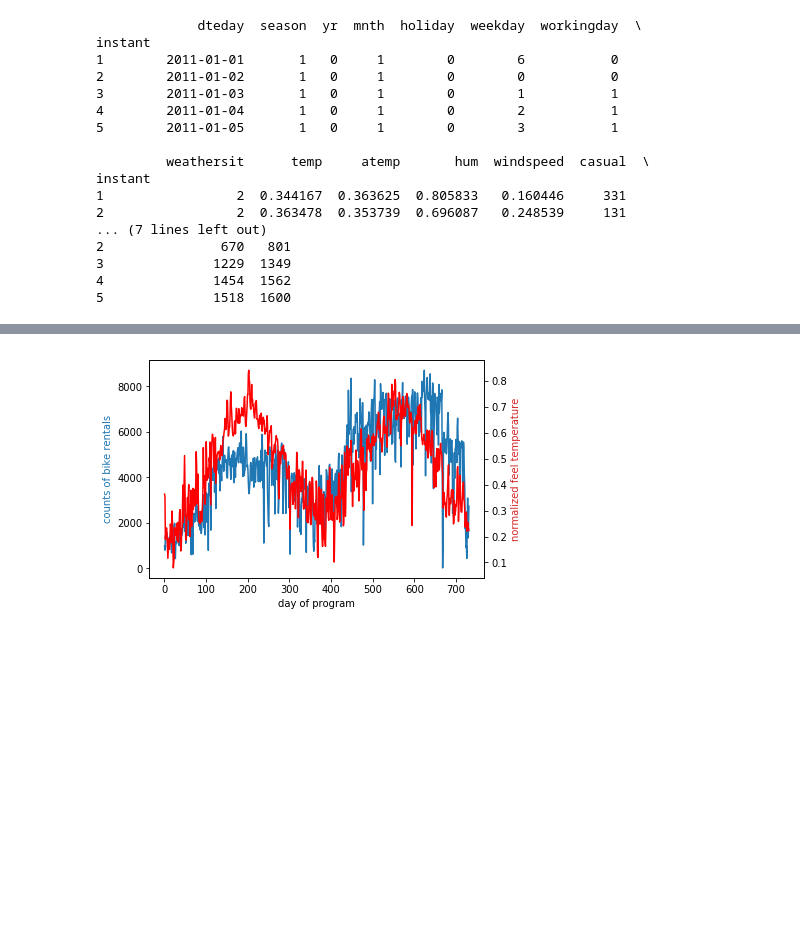
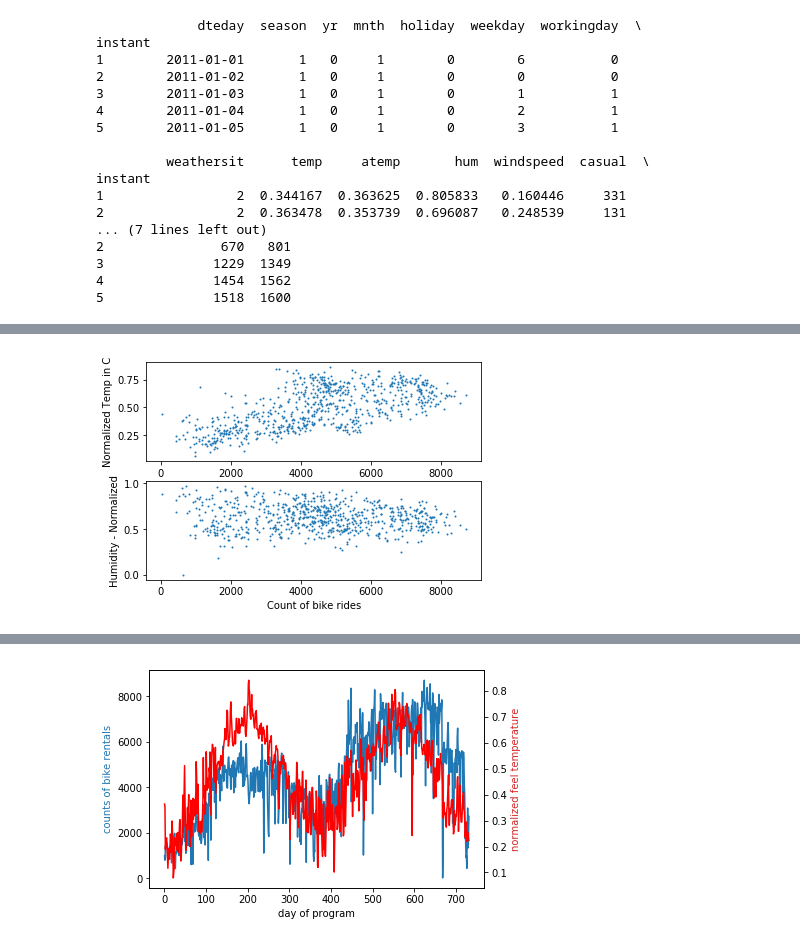
Before and after one commit to cbevis/thinkful_proj4, a Jupyter notebook: Project4_CBevis.ipynb, the cells around one changed output, grey strips where cells are left out. Drawn from its saved outputs; the diff is of its cells as text; code cells hidden in the pictures; blank space fills up the shorter version.

```diff
--- a/Project4_CBevis.ipynb
+++ b/Project4_CBevis.ipynb
@@ -52,0 +61,13 @@ Name: cnt, dtype: float64
+# %%
+# See how temperature, humidity, and count of bike rides are related
+plt.subplot(2, 1, 1)
+plt.scatter(x=df['cnt'], y=df['temp'], s=1)
+plt.xlabel('Count of bike rides')
+plt.ylabel('Normalized Temp in C')
+plt.subplot(2, 1, 2)
+plt.scatter(x=df['cnt'], y=df['hum'], s=1)
+plt.xlabel('Count of bike rides')
+plt.ylabel('Humidity - Normalized')
+plt.show()
+# %% [output]
+[figure, added]
```
Also changed, not shown: parts of 19 cells of this notebook.
